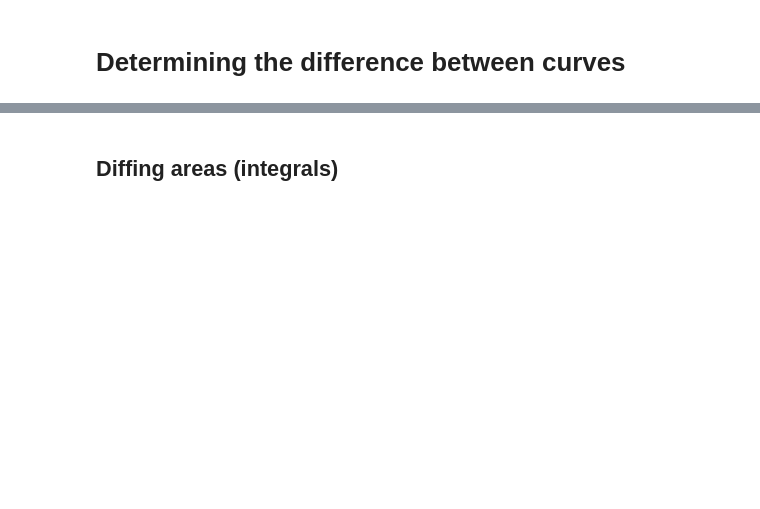
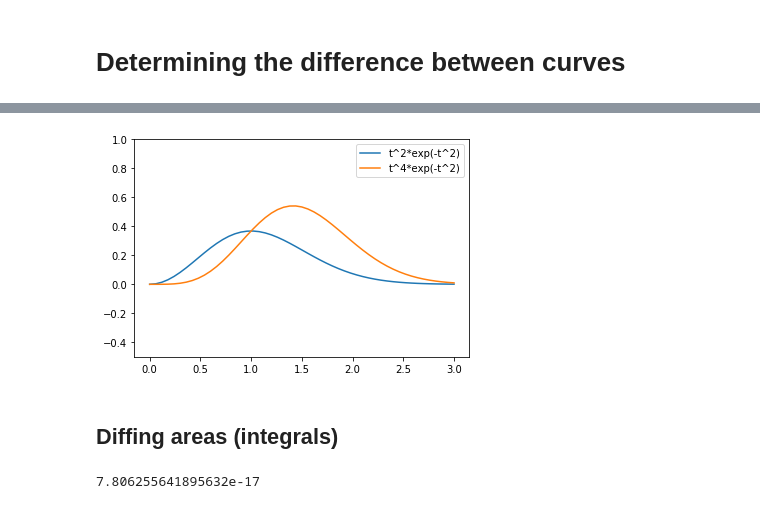
Before and after one commit to sunshinescience/tsdiff, a Jupyter notebook: tsdiff.ipynb, the cells around one changed output, grey strips where cells are left out. Saved outputs shown, nothing was run; the diff lists cells and outputs as text; code cells hidden in the pictures; blank space fills up the shorter version.

```diff
--- a/tsdiff.ipynb
+++ b/tsdiff.ipynb
@@ -89,6 +52,31 @@ plt.show()
+# %%
+# Comparing two similar curves that are concave down
+def f1(t):
+    return t**2*np.exp(-t**2)
+
+def f2(t):
+    return t**2*f1(t)
+
+t = np.linspace(0, 3, 51) # 51 points between 0 and 3
+y1 = f1(t)
+y2 = f2(t)
+
+fig, ax = plt.subplots()
+ax.plot(t, y1, label='t^2*exp(-t^2)')
+ax.plot(t, y2, label='t^4*exp(-t^2)')
+# plt.ylim(top=-0.5, bottom=0.7)
+plt.ylim(top=1, bottom=-.5)
+ax.legend()
+plt.show()
+# %% [output]
+[figure, added]
 # %% [markdown]
 ## Diffing areas (integrals)
 # %%
 # Comparing sin and cos integrals
 sin_int = integrate.trapz(sin, x)
 cos_int = integrate.trapz(cos, x)
+
+print (sin_int - cos_int)
+# %% [output]
+7.806255641895632e-17
```
Also changed, not shown: parts of 42 cells of this notebook, 4 other files.
